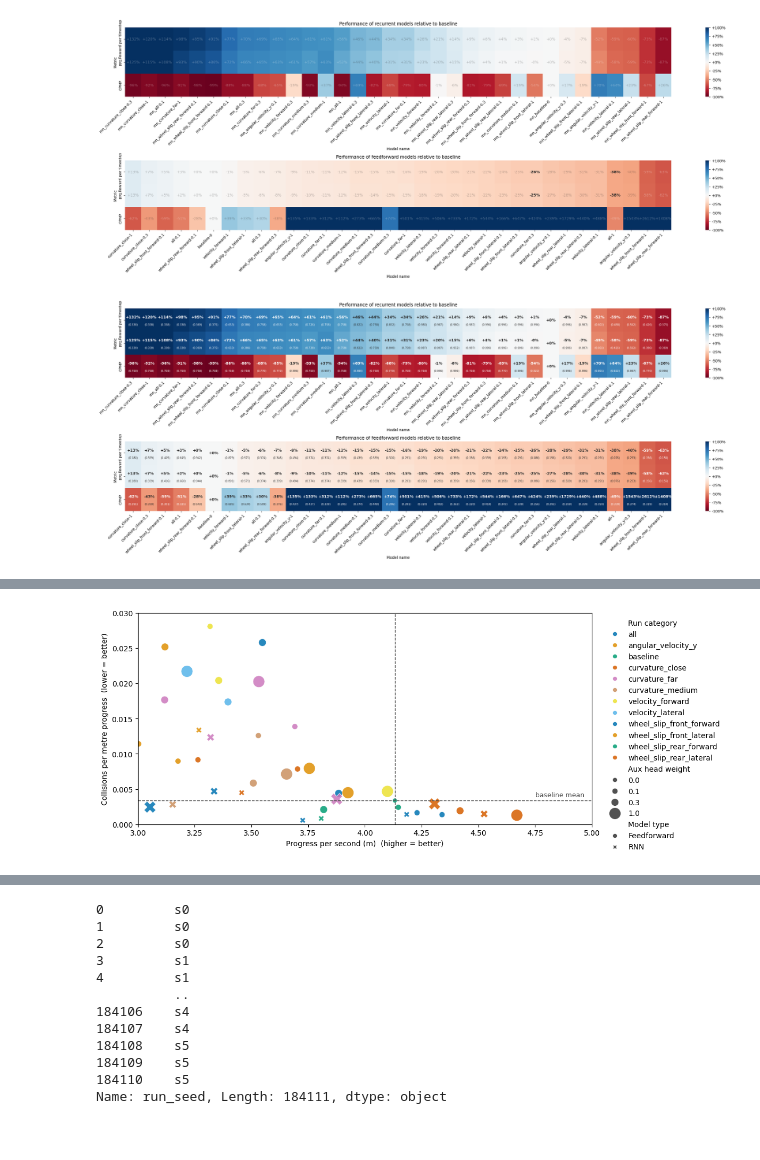
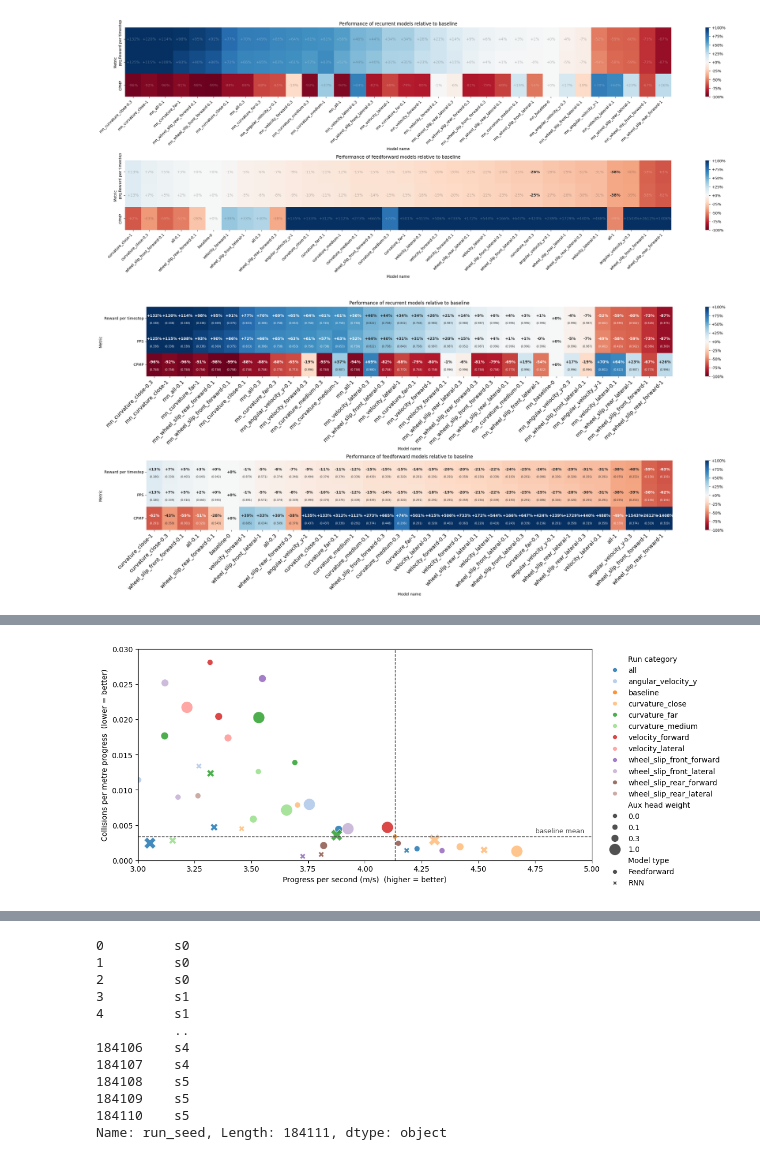
Before and after one commit to jacquesamsel/skripsie, a Jupyter notebook: view_tensorboard.ipynb, the cells around one changed output, grey strips where cells are left out. Saved outputs shown, nothing was run; the diff lists cells and outputs as text; code cells hidden in the pictures.

```diff
--- a/view_tensorboard.ipynb
+++ b/view_tensorboard.ipynb
@@ -307,6 +243,7 @@ def create_heatmap(ax, kind: Literal["recurrent", "feedforward"]):
     )
 
     ax.set_xticklabels(ax.get_xticklabels(), rotation=45, ha="right")
+    ax.set_yticklabels(ax.get_yticklabels(), rotation=90, ha="right")
     ax.set(xlabel="Model name", ylabel="Metric",
            title="Performance of " + kind + " models relative to baseline")
     # ax.xticks(rotation=45)
@@ -330,7 +267,7 @@ create_heatmap(axs[1], "feedforward")
 [figure]
 # %%
 ALPHA = 0.1
-P_SCALE = 0.7  # NEW: p-value font size relative to the main value
+P_SCALE = 0.7
 
 
 def create_heatmap(ax, kind: Literal["recurrent", "feedforward"]):
@@ -383,37 +320,38 @@ def create_heatmap(ax, kind: Literal["recurrent", "feedforward"]):
         ax=ax
     )
 
-    ax.set_xticklabels(ax.get_xticklabels(), rotation=45, ha="right")
+    ax.set_xticklabels(ax.get_xticklabels(), rotation=45, ha="right", fontsize=14)
+    ax.tick_params(axis="y", rotation=0)
     ax.set(xlabel="Model name", ylabel="Metric",
            title="Performance of " + kind + " models relative to baseline")
     # ax.xticks(rotation=45)
 
     for t in list(ax.texts):
         x, y = t.get_position()
         i, j = int(y - 0.5), int(x - 0.5)
 
         t.set_fontweight("bold")
 
         p = pvals.iat[i, j]
         if pd.notna(p):
             t.set_position((x, y - 0.12))
             ax.text(
                 x, y + 0.2, "(<0.001)" if p < 0.001 else f"({p:.3f})",
                 ha="center", va="center",
                 fontsize=t.get_fontsize() * P_SCALE,
                 color=t.get_color()
             )
 
 
-fig, axs = plt.subplots(2, 1, figsize=(30, 12))
-fig.tight_layout(pad=15.0)
+fig, axs = plt.subplots(2, 1, figsize=(30, 14))
+fig.tight_layout(pad=20.0)
 
 create_heatmap(axs[0], "recurrent")
 create_heatmap(axs[1], "feedforward")
 
 plt.savefig("results/figures/last_50_means_heatmap.pdf", bbox_inches="tight")
 # %% [output]
-[figure, old version]
+[figure, new version]
 # %%
 last_50_means.groupby(["run_category", "aux_weight"])[IMPORTANT_STATS].agg(["mean", "std"]).loc["rnn_baseline"]
 # %% [output]
@@ -426,7 +364,6 @@ x_col = "observation/progress_per_second"
 y_col = "collision/per_progress_metres"
 
 cats = sorted(last_50_means["run_category"].unique())
-palette = dict(zip(cats, sns.color_palette("colorblind", len(cats))))
 
 to_show = (last_50_means
            .groupby(["run_category", "aux_weight"])[IMPORTANT_STATS]
@@ -443,7 +380,7 @@ sns.scatterplot(
     hue=to_show["run_category"].str.lstrip("rnn_").rename("Run category"),
     size=to_show["aux_weight"].astype(float).rename("Aux head weight"),
     sizes=(40, 250),
-    palette=palette, alpha=0.85, edgecolor="white", legend="full", ax=ax,
+    palette="tab20", alpha=0.85, edgecolor="white", legend="full", ax=ax,
 )
 
 ax.axhline(by, color="0.3", ls="--", lw=1)
@@ -453,13 +390,13 @@ ax.annotate("baseline mean", xy=(0.99, by), xycoords=("axes fraction", "data"),
             ha="right", fontsize=9, color="0.3")
 
 ax.set(xlim=(3, 5), ylim=(0, 0.03),
-       xlabel="Progress per second (m)  (higher = better)",
+       xlabel="Progress per second (m/s)  (higher = better)",
        ylabel="Collisions per metre progress  (lower = better)")
 ax.legend(bbox_to_anchor=(1.02, 1), loc="upper left", frameon=False)
 plt.tight_layout()
 plt.savefig("results/figures/progress_vs_collision.pdf", bbox_inches="tight")
 # %% [output]
-[figure, old version]
+[figure, new version]
 # %%
 keys = ["run_category", "aux_weight"]
 
```
Also changed, not shown: parts of 2 cells of this notebook, 7 other files.
